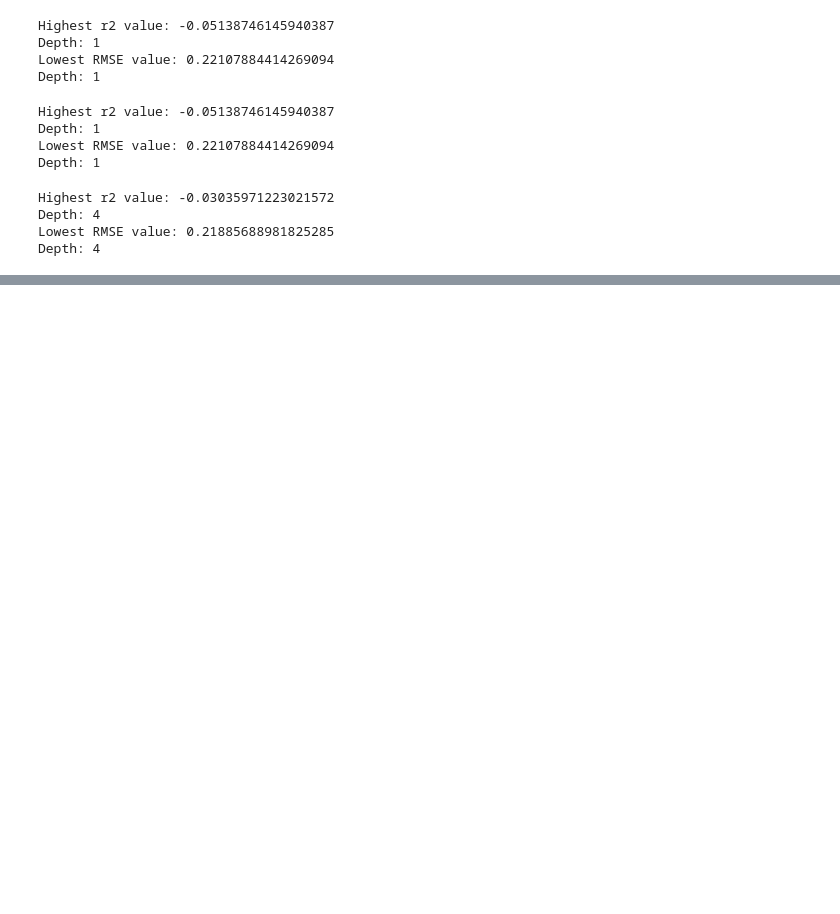
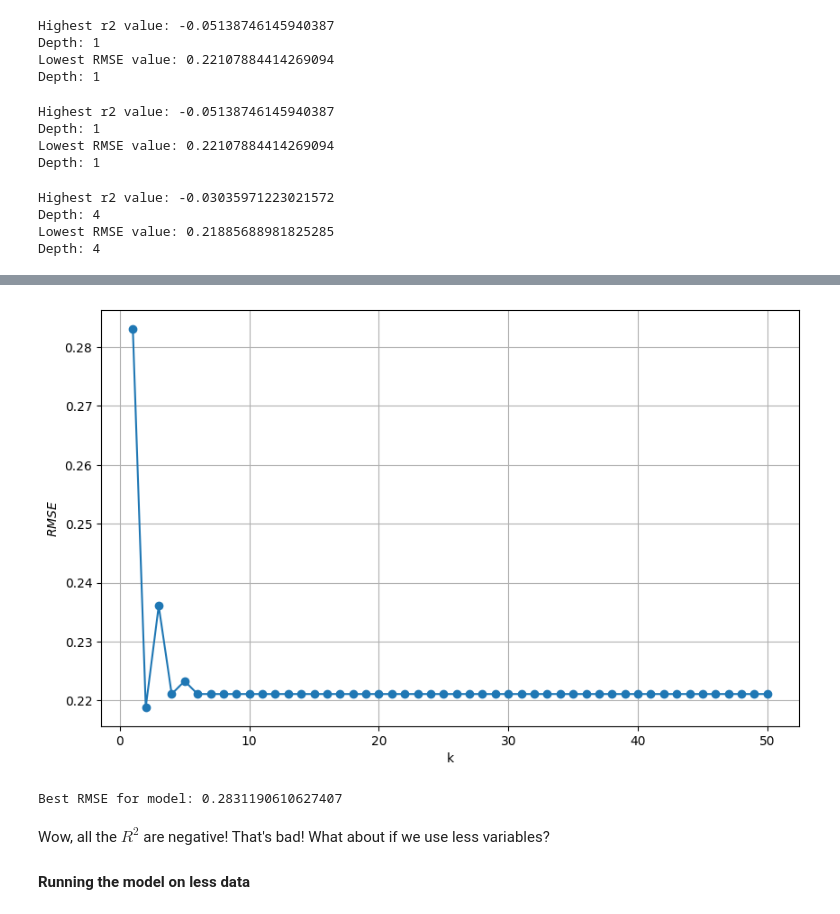
Before and after one commit to DS3001/group16, a Jupyter notebook: project_2/Project2.ipynb, the cells around one changed output, grey strips where cells are left out. Drawn from its saved outputs; the diff is of its cells as text; code cells hidden in the pictures; blank space fills up the shorter version.

```diff
--- a/project_2/Project2.ipynb
+++ b/project_2/Project2.ipynb
@@ -1013,0 +1104,10 @@ fig.set_size_inches(20, 10)
+# %%
+plotRMSEs(RMSEs)
+print(f'Best RMSE for model: {max(RMSEs)}')
+# %% [output]
+[figure, added]
+Best RMSE for model: 0.2831190610627407
+# %% [markdown]
+Wow, all the $R^2$ are negative! That's bad! What about if we use less variables?
+
+#### Running the model on less data
```
Also changed, not shown: parts of 27 cells of this notebook.
